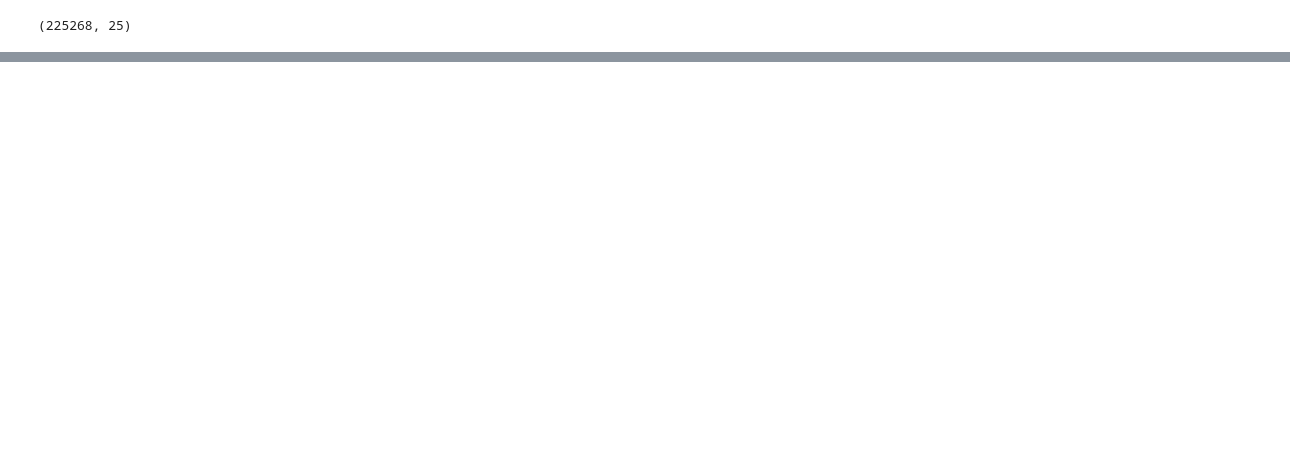
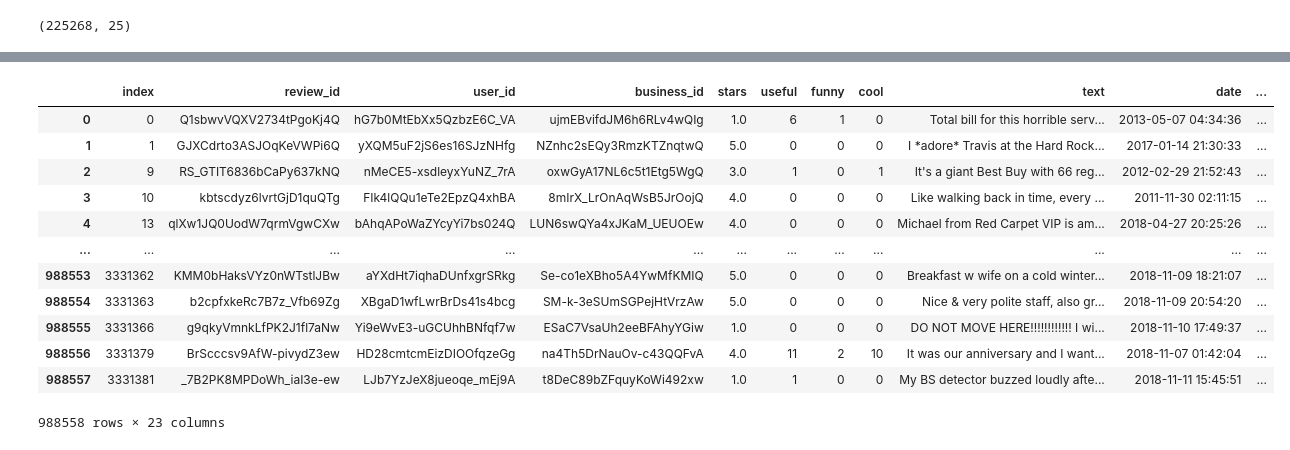
Before and after one commit to RishabPanyam96/Las_Vegas_Food_Inspection, a Jupyter notebook: code/Yelp project Datasets.ipynb, the cells around one changed output, grey strips where cells are left out. Saved outputs shown, nothing was run; the diff lists cells and outputs as text; code cells hidden in the pictures; blank space fills up the shorter version.

```diff
--- a/code/Yelp project Datasets.ipynb
+++ b/code/Yelp project Datasets.ipynb
@@ -407,0 +298,16 @@ yelp.shape
+# %%
+yelp.reset_index()
+# %% [output]
+|  | index | review_id | user_id | business_id | stars | useful | funny | cool | text | date | ... |
+| 0 | 0 | Q1sbwvVQXV2734tPgoKj4Q | hG7b0MtEbXx5QzbzE6C_VA | ujmEBvifdJM6h6RLv4wQIg | 1.0 | 6 | 1 | 0 | Total bill for this horrible serv... | 2013-05-07 04:34:36 | ... |
+| 1 | 1 | GJXCdrto3ASJOqKeVWPi6Q | yXQM5uF2jS6es16SJzNHfg | NZnhc2sEQy3RmzKTZnqtwQ | 5.0 | 0 | 0 | 0 | I *adore* Travis at the Hard Rock... | 2017-01-14 21:30:33 | ... |
+| 2 | 9 | RS_GTIT6836bCaPy637kNQ | nMeCE5-xsdleyxYuNZ_7rA | oxwGyA17NL6c5t1Etg5WgQ | 3.0 | 1 | 0 | 1 | It's a giant Best Buy with 66 reg... | 2012-02-29 21:52:43 | ... |
+| 3 | 10 | kbtscdyz6lvrtGjD1quQTg | FIk4lQQu1eTe2EpzQ4xhBA | 8mIrX_LrOnAqWsB5JrOojQ | 4.0 | 0 | 0 | 0 | Like walking back in time, every ... | 2011-11-30 02:11:15 | ... |
+| 4 | 13 | qlXw1JQ0UodW7qrmVgwCXw | bAhqAPoWaZYcyYi7bs024Q | LUN6swQYa4xJKaM_UEUOEw | 4.0 | 0 | 0 | 0 | Michael from Red Carpet VIP is am... | 2018-04-27 20:25:26 | ... |
+| ... | ... | ... | ... | ... | ... | ... | ... | ... | ... | ... | ... |
+| 988553 | 3331362 | KMM0bHaksVYz0nWTstlJBw | aYXdHt7iqhaDUnfxgrSRkg | Se-co1eXBho5A4YwMfKMIQ | 5.0 | 0 | 0 | 0 | Breakfast w wife on a cold winter... | 2018-11-09 18:21:07 | ... |
+| 988554 | 3331363 | b2cpfxkeRc7B7z_Vfb69Zg | XBgaD1wfLwrBrDs41s4bcg | SM-k-3eSUmSGPejHtVrzAw | 5.0 | 0 | 0 | 0 | Nice & very polite staff, also gr... | 2018-11-09 20:54:20 | ... |
+| 988555 | 3331366 | g9qkyVmnkLfPK2J1fl7aNw | Yi9eWvE3-uGCUhhBNfqf7w | ESaC7VsaUh2eeBFAhyYGiw | 1.0 | 0 | 0 | 0 | DO NOT MOVE HERE!!!!!!!!!!!! I wi... | 2018-11-10 17:49:37 | ... |
+| 988556 | 3331379 | BrScccsv9AfW-pivydZ3ew | HD28cmtcmEizDIOOfqzeGg | na4Th5DrNauOv-c43QQFvA | 4.0 | 11 | 2 | 10 | It was our anniversary and I want... | 2018-11-07 01:42:04 | ... |
+| 988557 | 3331381 | _7B2PK8MPDoWh_iaI3e-ew | LJb7YzJeX8jueoqe_mEj9A | t8DeC89bZFquyKoWi492xw | 1.0 | 1 | 0 | 0 | My BS detector buzzed loudly afte... | 2018-11-11 15:45:51 | ... |
+988558 rows × 23 columns
```
Also changed, not shown: parts of 42 cells of this notebook.
